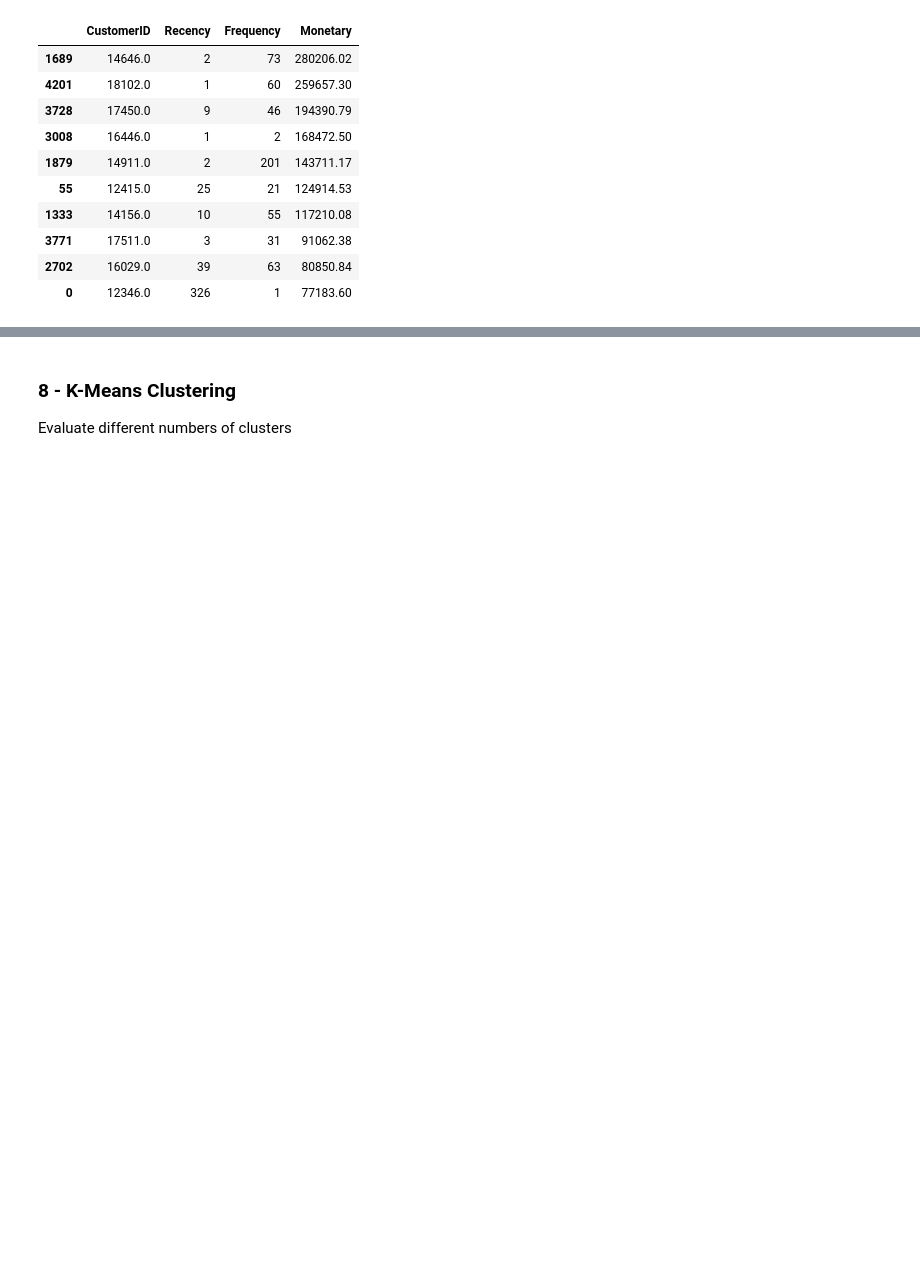
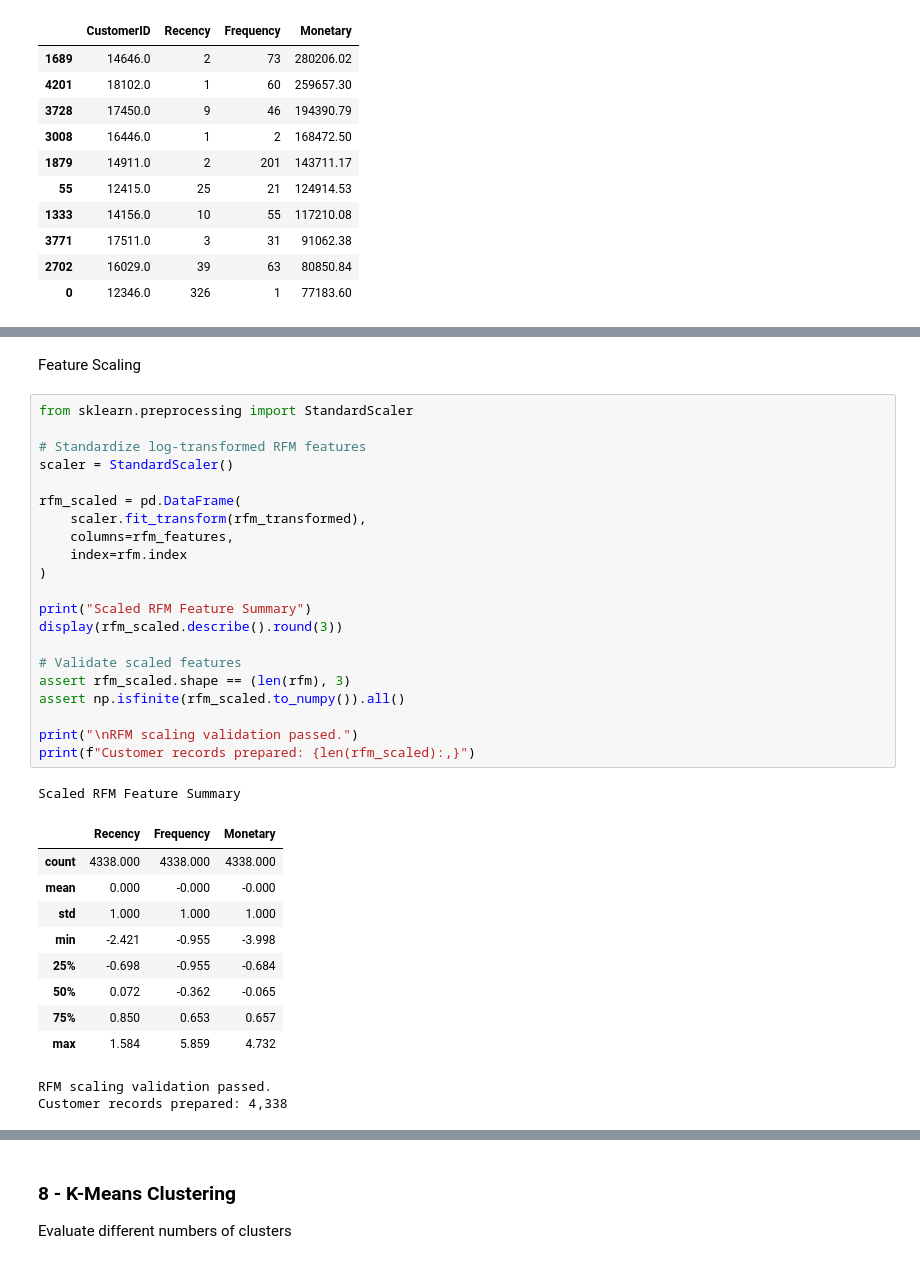
Before and after one commit to ferrillt/Customer-Segmentation-Clustering, a Jupyter notebook: notebooks/Customer_Segmentation_Clustering.ipynb, the cells around one changed output, grey strips where cells are left out. Drawn from its saved outputs; the diff is of its cells as text; blank space fills up the shorter version.

```diff
--- a/notebooks/Customer_Segmentation_Clustering.ipynb
+++ b/notebooks/Customer_Segmentation_Clustering.ipynb
@@ -669,0 +731,36 @@ Top 10 Customers by Monetary Value
+# %% [markdown]
+Feature Scaling
+# %%
+from sklearn.preprocessing import StandardScaler
+
+# Standardize log-transformed RFM features
+scaler = StandardScaler()
+
+rfm_scaled = pd.DataFrame(
+    scaler.fit_transform(rfm_transformed),
+    columns=rfm_features,
+    index=rfm.index
+)
+
+print("Scaled RFM Feature Summary")
+display(rfm_scaled.describe().round(3))
+
+# Validate scaled features
+assert rfm_scaled.shape == (len(rfm), 3)
+assert np.isfinite(rfm_scaled.to_numpy()).all()
+
+print("\nRFM scaling validation passed.")
+print(f"Customer records prepared: {len(rfm_scaled):,}")
+# %% [output]
+Scaled RFM Feature Summary
+|  | Recency | Frequency | Monetary |
+| count | 4338.000 | 4338.000 | 4338.000 |
+| mean | 0.000 | -0.000 | -0.000 |
+| std | 1.000 | 1.000 | 1.000 |
+| min | -2.421 | -0.955 | -3.998 |
+| 25% | -0.698 | -0.955 | -0.684 |
+| 50% | 0.072 | -0.362 | -0.065 |
+| 75% | 0.850 | 0.653 | 0.657 |
+| max | 1.584 | 5.859 | 4.732 |
+RFM scaling validation passed.
+Customer records prepared: 4,338
```
Also changed, not shown: parts of 5 cells of this notebook.
